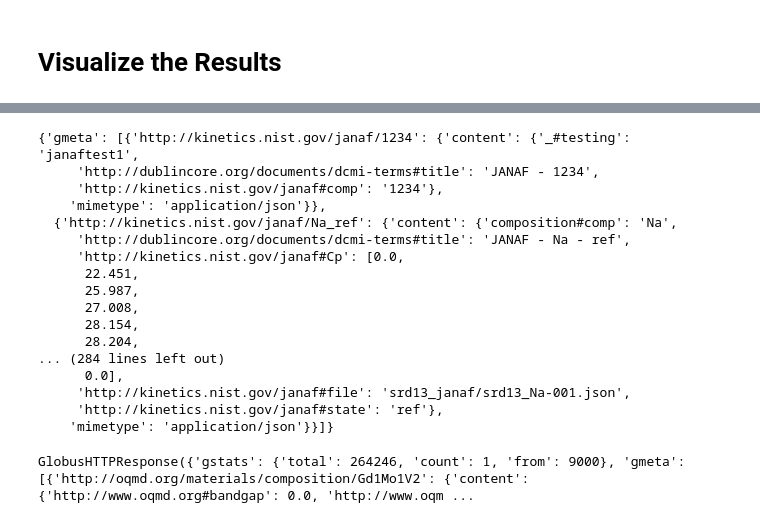
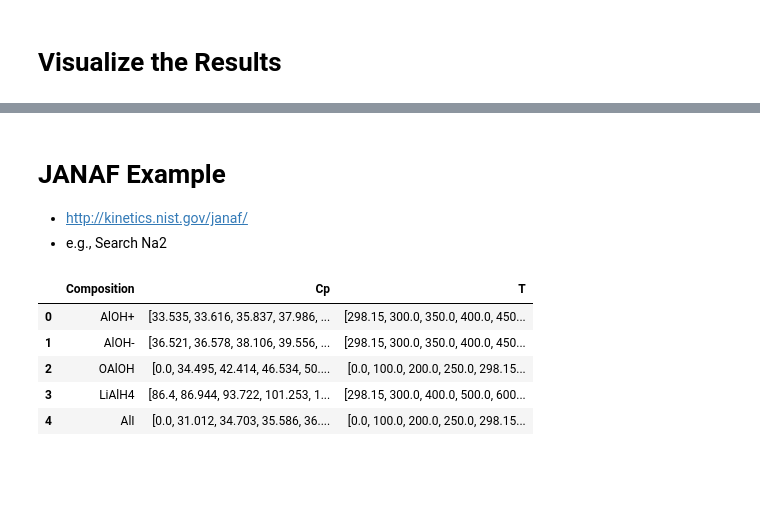
Before and after one commit to materials-data-facility/forge, a Jupyter notebook: prototypes/sandbox.ipynb, the cells around one changed output, grey strips where cells are left out. Drawn from its saved outputs; the diff is of its cells as text; code cells hidden in the pictures; blank space fills up the shorter version.

```diff
--- a/prototypes/sandbox.ipynb
+++ b/prototypes/sandbox.ipynb
@@ -91,0 +105,4 @@ g.set_axis_labels(x_col,y_col)
+# %% [markdown]
+# JANAF Example
+* http://kinetics.nist.gov/janaf/
+* e.g., Search Na2
@@ -113,20 +143,0 @@ for i in range(1):
-# %%
-r.data
-# %% [output]
-{'gmeta': [{'http://kinetics.nist.gov/janaf/1234': {'content': {'_#testing': 'janaftest1',
-     'http://dublincore.org/documents/dcmi-terms#title': 'JANAF - 1234',
-     'http://kinetics.nist.gov/janaf#comp': '1234'},
-    'mimetype': 'application/json'}},
-  {'http://kinetics.nist.gov/janaf/Na_ref': {'content': {'composition#comp': 'Na',
-     'http://dublincore.org/documents/dcmi-terms#title': 'JANAF - Na - ref',
-     'http://kinetics.nist.gov/janaf#Cp': [0.0,
-      22.451,
-      25.987,
-      27.008,
-      28.154,
-      28.204,
-... (284 lines left out)
-      0.0],
-     'http://kinetics.nist.gov/janaf#file': 'srd13_janaf/srd13_Na-001.json',
-     'http://kinetics.nist.gov/janaf#state': 'ref'},
-    'mimetype': 'application/json'}}]}
@@ -146,4 +144,9 @@ r = client.search(**params)
-# %%
-r
-# %% [output]
-GlobusHTTPResponse({'gstats': {'total': 264246, 'count': 1, 'from': 9000}, 'gmeta': [{'http://oqmd.org/materials/composition/Gd1Mo1V2': {'content': {'http://www.oqmd.org#bandgap': 0.0, 'http://www.oqm ...
+# %%
+df_janaf.head()
+# %% [output]
+|  | Composition | Cp | T |
+| 0 | AlOH+ | [33.535, 33.616, 35.837, 37.986, ... | [298.15, 300.0, 350.0, 400.0, 450... |
+| 1 | AlOH- | [36.521, 36.578, 38.106, 39.556, ... | [298.15, 300.0, 350.0, 400.0, 450... |
+| 2 | OAlOH | [0.0, 34.495, 42.414, 46.534, 50.... | [0.0, 100.0, 200.0, 250.0, 298.15... |
+| 3 | LiAlH4 | [86.4, 86.944, 93.722, 101.253, 1... | [298.15, 300.0, 400.0, 500.0, 600... |
+| 4 | AlI | [0.0, 31.012, 34.703, 35.586, 36.... | [0.0, 100.0, 200.0, 250.0, 298.15... |
```
Also changed, not shown: parts of 12 cells of this notebook.
